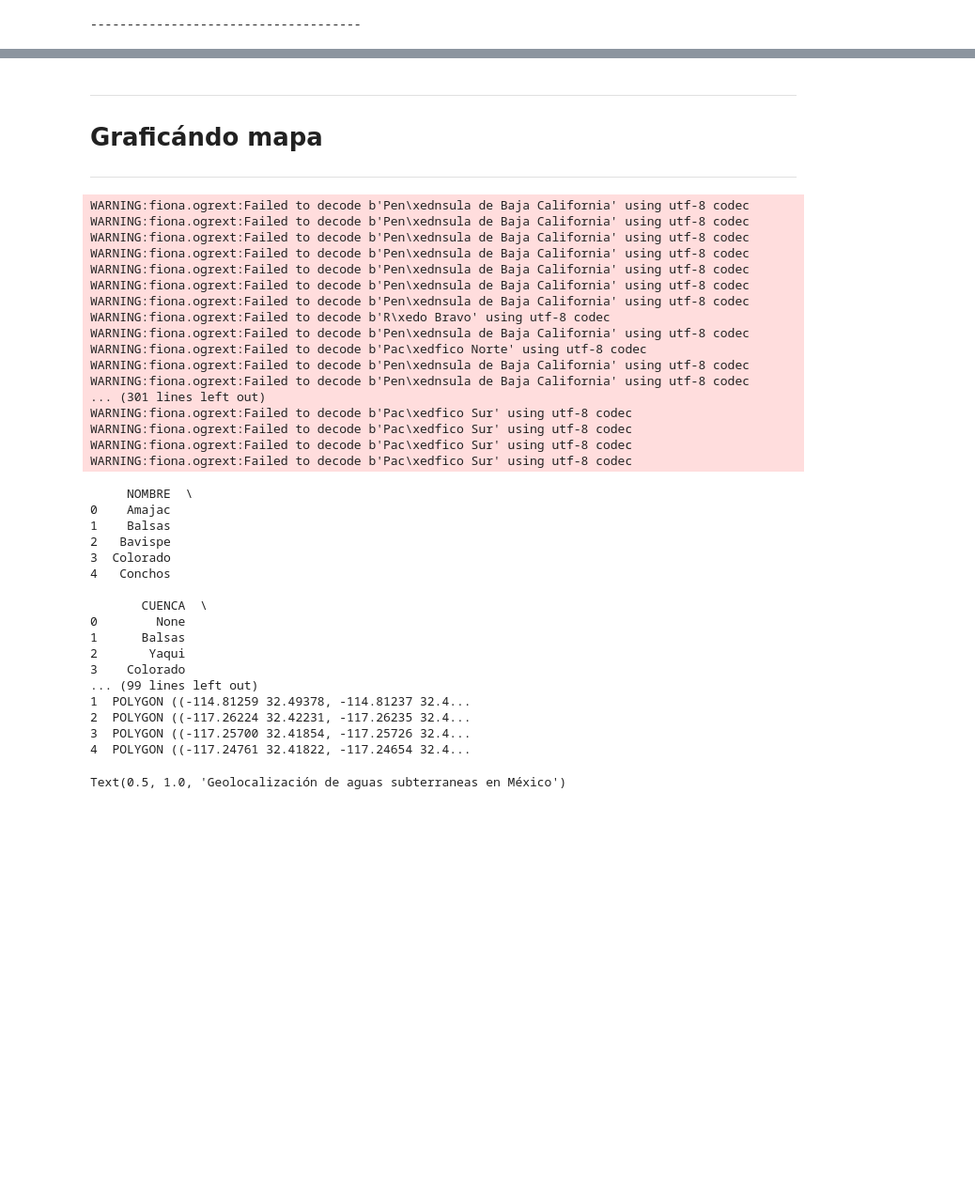
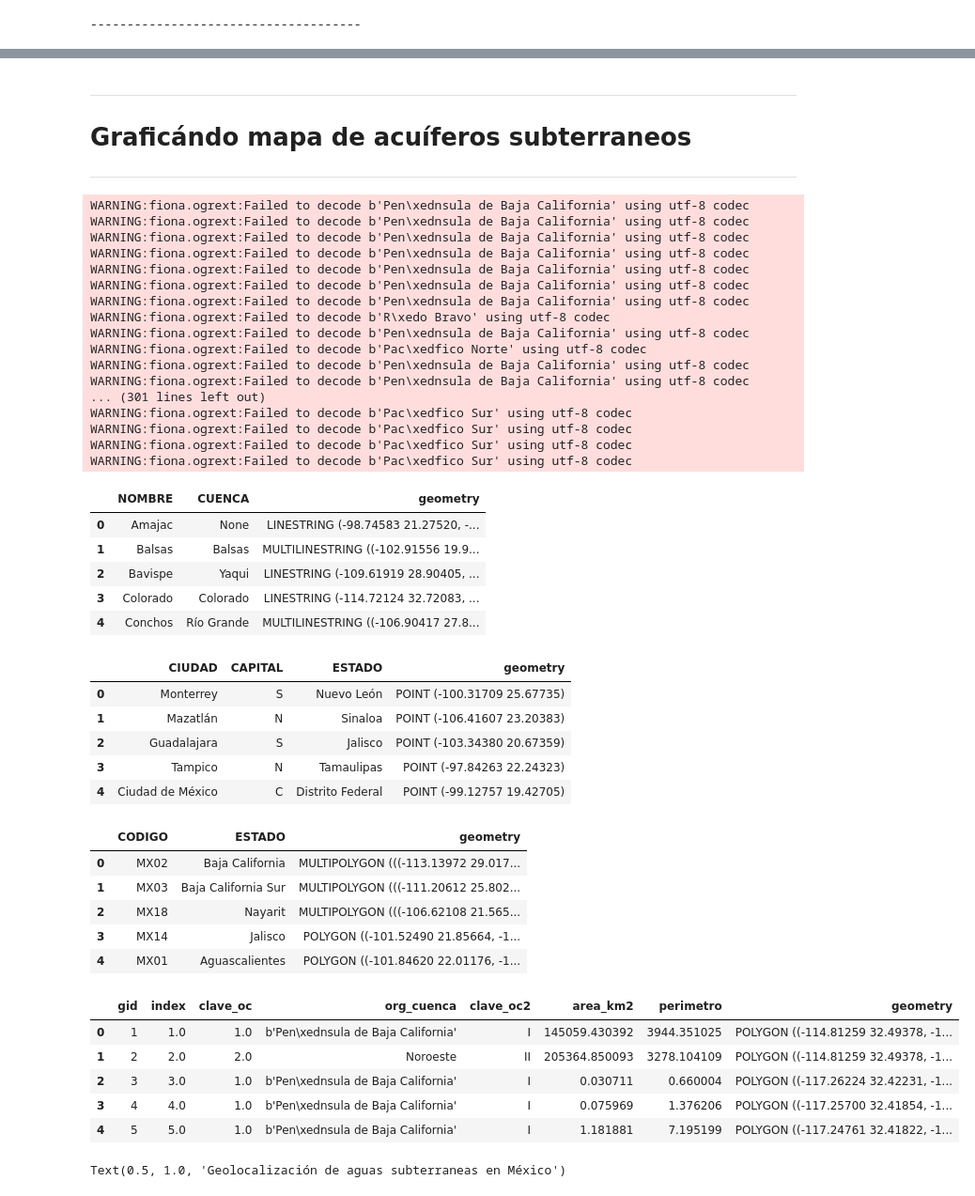
Before and after one commit to PosgradoMNA/actividades-del-projecto-team_59, a Jupyter notebook: Sem_09_CD_Reto_entrega_1.ipynb, the cells around one changed output, grey strips where cells are left out. Shown at 94% size. Drawn from its saved outputs; the diff is of its cells as text; code cells hidden in the pictures; blank space fills up the shorter version.

```diff
--- a/Sem_09_CD_Reto_entrega_1.ipynb
+++ b/Sem_09_CD_Reto_entrega_1.ipynb
@@ -780,55 +715,63 @@ Criterio experto de clasificación de calidad
 # %% [markdown]
 ---
 
-# Graficándo mapa
+# Graficándo mapa de acuíferos subterraneos
 
 ---
 # %%
 # - - - - - - - - - - - - - - - - - - - - - - - - - - - - - - - - - - - - - - - - - - - - - - - - -
-# Cargando Shapes de México
+# Cargando Shapes de México: mapa hidrografía, mapa de estados de la republica, mapa de ciudades
+# importantes y mapa de regiones de administración del agua en México.
 
 shapefile_mx_hid= gpd.read_file('/content/drive/MyDrive/Colab Notebooks/04 - TC4029 Ciencia y analítica de datos/Sem 09/Shape_México/México_Hidrografia.shp')
 shapefile_mx_est= gpd.read_file('/content/drive/MyDrive/Colab Notebooks/04 - TC4029 Ciencia y analítica de datos/Sem 09/Shape_México/México_Estados.shp')
 shapefile_mx_ciu= gpd.read_file('/content/drive/MyDrive/Colab Notebooks/04 - TC4029 Ciencia y analítica de datos/Sem 09/Shape_México/México_Ciudades.shp')
 shapefile_mx_rah= gpd.read_file('/content/drive/MyDrive/Colab Notebooks/04 - TC4029 Ciencia y analítica de datos/Sem 09/Shape_México/Shapefile - Regiones hidrológicas administrativas/inegi_refregihid_2007.shp')
-print(shapefile_mx_hid.head(5))
-print(shapefile_mx_ciu.head(5))
-print(shapefile_mx_est.head(5))
-print(shapefile_mx_rah.head(5))
+display(shapefile_mx_hid.head(5))
+display(shapefile_mx_ciu.head(5))
+display(shapefile_mx_est.head(5))
+display(shapefile_mx_rah.head(5))
 # %% [output]
 WARNING:fiona.ogrext:Failed to decode b'Pen\xednsula de Baja California' using utf-8 codec
 WARNING:fiona.ogrext:Failed to decode b'Pen\xednsula de Baja California' using utf-8 codec
 WARNING:fiona.ogrext:Failed to decode b'Pen\xednsula de Baja California' using utf-8 codec
 WARNING:fiona.ogrext:Failed to decode b'Pen\xednsula de Baja California' using utf-8 codec
 WARNING:fiona.ogrext:Failed to decode b'Pen\xednsula de Baja California' using utf-8 codec
 WARNING:fiona.ogrext:Failed to decode b'Pen\xednsula de Baja California' using utf-8 codec
 WARNING:fiona.ogrext:Failed to decode b'Pen\xednsula de Baja California' using utf-8 codec
 WARNING:fiona.ogrext:Failed to decode b'R\xedo Bravo' using utf-8 codec
 WARNING:fiona.ogrext:Failed to decode b'Pen\xednsula de Baja California' using utf-8 codec
 WARNING:fiona.ogrext:Failed to decode b'Pac\xedfico Norte' using utf-8 codec
 WARNING:fiona.ogrext:Failed to decode b'Pen\xednsula de Baja California' using utf-8 codec
 WARNING:fiona.ogrext:Failed to decode b'Pen\xednsula de Baja California' using utf-8 codec
 ... (301 lines left out)
 WARNING:fiona.ogrext:Failed to decode b'Pac\xedfico Sur' using utf-8 codec
 WARNING:fiona.ogrext:Failed to decode b'Pac\xedfico Sur' using utf-8 codec
 WARNING:fiona.ogrext:Failed to decode b'Pac\xedfico Sur' using utf-8 codec
 WARNING:fiona.ogrext:Failed to decode b'Pac\xedfico Sur' using utf-8 codec
-     NOMBRE  \
-0    Amajac
-1    Balsas
-2   Bavispe
-3  Colorado
-4   Conchos
-
-       CUENCA  \
-0        None
-1      Balsas
-2       Yaqui
-3    Colorado
-... (99 lines left out)
-1  POLYGON ((-114.81259 32.49378, -114.81237 32.4...
-2  POLYGON ((-117.26224 32.42231, -117.26235 32.4...
-3  POLYGON ((-117.25700 32.41854, -117.25726 32.4...
-4  POLYGON ((-117.24761 32.41822, -117.24654 32.4...
+|  | NOMBRE | CUENCA | geometry |
+| 0 | Amajac | None | LINESTRING (-98.74583 21.27520, -... |
+| 1 | Balsas | Balsas | MULTILINESTRING ((-102.91556 19.9... |
+| 2 | Bavispe | Yaqui | LINESTRING (-109.61919 28.90405, ... |
+| 3 | Colorado | Colorado | LINESTRING (-114.72124 32.72083, ... |
+| 4 | Conchos | Río Grande | MULTILINESTRING ((-106.90417 27.8... |
+|  | CIUDAD | CAPITAL | ESTADO | geometry |
+| 0 | Monterrey | S | Nuevo León | POINT (-100.31709 25.67735) |
+| 1 | Mazatlán | N | Sinaloa | POINT (-106.41607 23.20383) |
+| 2 | Guadalajara | S | Jalisco | POINT (-103.34380 20.67359) |
+| 3 | Tampico | N | Tamaulipas | POINT (-97.84263 22.24323) |
+| 4 | Ciudad de México | C | Distrito Federal | POINT (-99.12757 19.42705) |
+|  | CODIGO | ESTADO | geometry |
+| 0 | MX02 | Baja California | MULTIPOLYGON (((-113.13972 29.017... |
+| 1 | MX03 | Baja California Sur | MULTIPOLYGON (((-111.20612 25.802... |
+| 2 | MX18 | Nayarit | MULTIPOLYGON (((-106.62108 21.565... |
+| 3 | MX14 | Jalisco | POLYGON ((-101.52490 21.85664, -1... |
+| 4 | MX01 | Aguascalientes | POLYGON ((-101.84620 22.01176, -1... |
+|  | gid | index | clave_oc | org_cuenca | clave_oc2 | area_km2 | perimetro | geometry |
+| 0 | 1 | 1.0 | 1.0 | b'Pen\xednsula de Baja California' | I | 145059.430392 | 3944.351025 | POLYGON ((-114.81259 32.49378, -1... |
+| 1 | 2 | 2.0 | 2.0 | Noroeste | II | 205364.850093 | 3278.104109 | POLYGON ((-114.81259 32.49378, -1... |
+| 2 | 3 | 3.0 | 1.0 | b'Pen\xednsula de Baja California' | I | 0.030711 | 0.660004 | POLYGON ((-117.26224 32.42231, -1... |
+| 3 | 4 | 4.0 | 1.0 | b'Pen\xednsula de Baja California' | I | 0.075969 | 1.376206 | POLYGON ((-117.25700 32.41854, -1... |
+| 4 | 5 | 5.0 | 1.0 | b'Pen\xednsula de Baja California' | I | 1.181881 | 7.195199 | POLYGON ((-117.24761 32.41822, -1... |
 # %%
 # - - - - - - - - - - - - - - - - - - - - - - - - - - - - - - - - - - - - - - - - - - - - - - - - -
```
Also changed, not shown: parts of 35 cells of this notebook.
